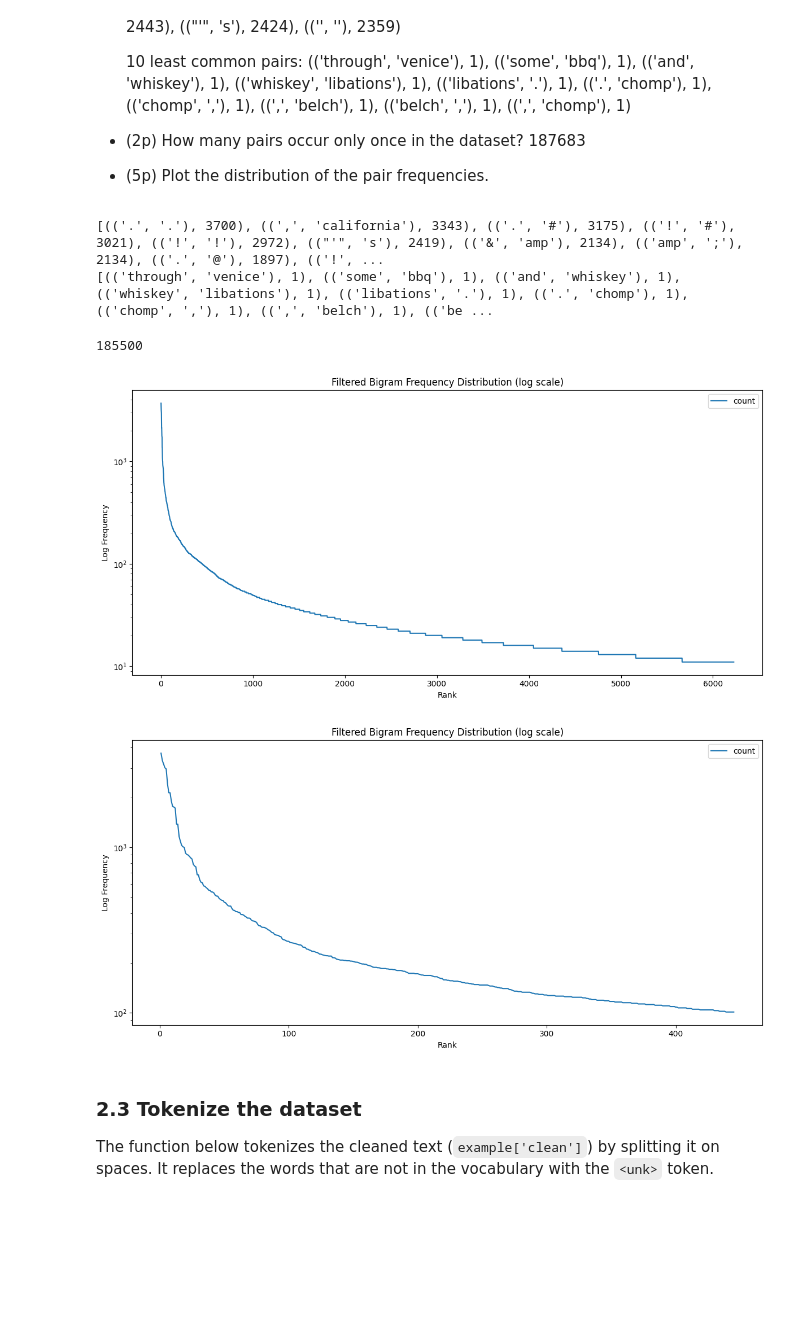
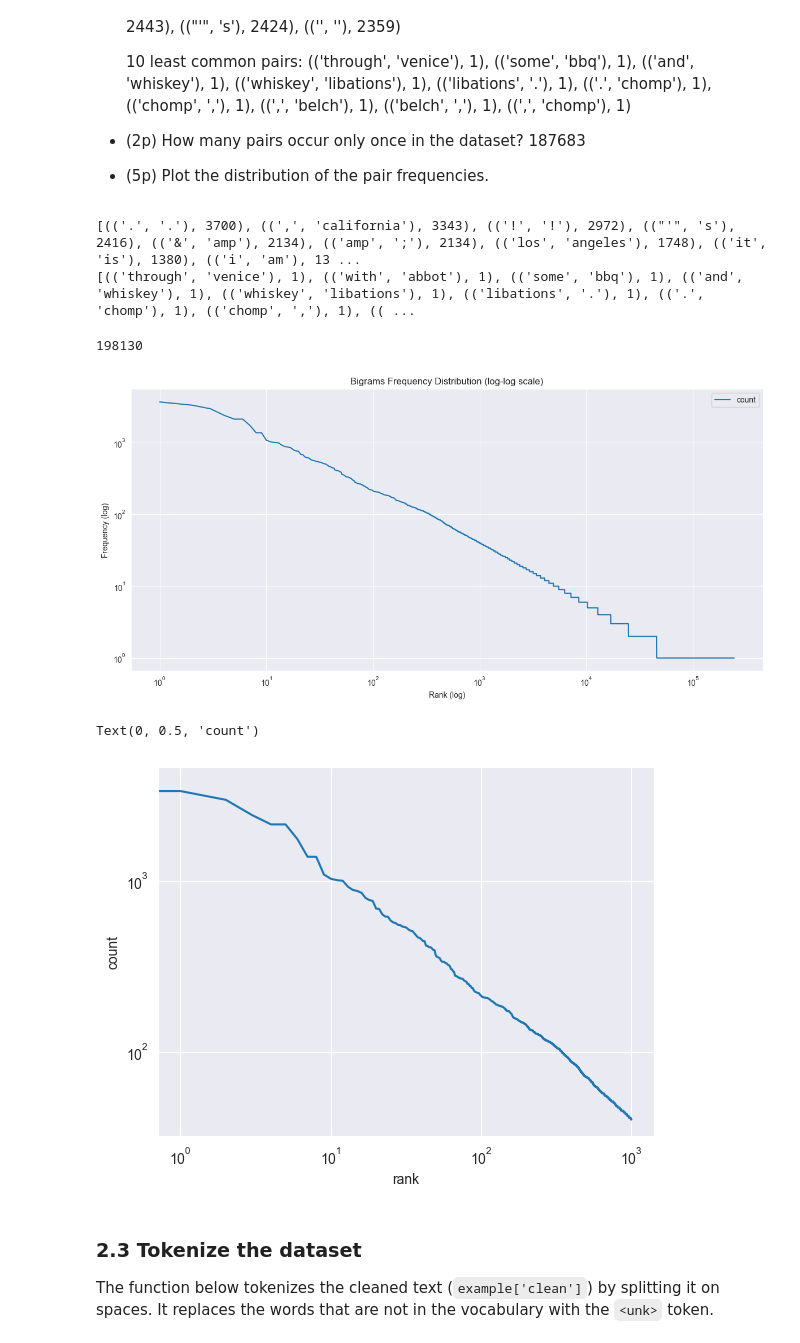
Before and after one commit to MaksiuMilcarz/NLP_Labs, a Jupyter notebook: lab1/lab1_empty_mario.ipynb, the cells around one changed output. Saved outputs shown, nothing was run; the diff lists cells and outputs as text; code cells hidden in the pictures; blank space fills up the shorter version.

````diff
--- a/lab1/lab1_empty_mario.ipynb
+++ b/lab1/lab1_empty_mario.ipynb
@@ -388,11 +388,11 @@ def clean(example):
     text = re.sub(r"shan\'t\b", "shall not", text, flags=re.IGNORECASE)
     text = re.sub(r"\by\'all\b", "you all", text, flags=re.IGNORECASE)
 
-    # Unicode blabla to get rid weird spacing caused by emojis (for granted)
+    # Unicode blabla to get rid weird spacing caused by emojis, s(for granted)
     text = re.sub(r'\ufe0f', '', text)
 
     # 4. removing @user since it is very frequent and not very insightful
-    text = re.sub(r'@\w+', '', text)
+    text = re.sub(r'@user\b|(?<!\w)@|#', '', text, flags=re.IGNORECASE)
 
     # 5. Space out punctuation -required
     text = re.sub(r'([^\w\s])', r' \1 ', text)
@@ -543,41 +543,36 @@ bigram = pairs(tweet_ds['train'])
 print(bigram.most_common(10))
 print(least_common(bigram))
 # %% [output]
-[(('.', '.'), 3700), ((',', 'california'), 3343), (('.', '#'), 3175), (('!', '#'), 3021), (('!', '!'), 2972), (("'", 's'), 2419), (('&', 'amp'), 2134), (('amp', ';'), 2134), (('.', '@'), 1897), (('!', ...
-[(('through', 'venice'), 1), (('some', 'bbq'), 1), (('and', 'whiskey'), 1), (('whiskey', 'libations'), 1), (('libations', '.'), 1), (('.', 'chomp'), 1), (('chomp', ','), 1), ((',', 'belch'), 1), (('be ...
+[(('.', '.'), 3700), ((',', 'california'), 3343), (('!', '!'), 2972), (("'", 's'), 2416), (('&', 'amp'), 2134), (('amp', ';'), 2134), (('los', 'angeles'), 1748), (('it', 'is'), 1380), (('i', 'am'), 13 ...
+[(('through', 'venice'), 1), (('with', 'abbot'), 1), (('some', 'bbq'), 1), (('and', 'whiskey'), 1), (('whiskey', 'libations'), 1), (('libations', '.'), 1), (('.', 'chomp'), 1), (('chomp', ','), 1), (( ...
 # %%
 def rare_pairs(counter):
     return [pair for pair, count in counter.items() if count == 1]
 
 print(len(rare_pairs(bigram)))
 # %% [output]
-185500
+198130
 # %%
 sorted_counts = sorted(bigram.items(), key=lambda x: x[1], reverse=True)
 bigram_df = pd.DataFrame(sorted_counts, columns=['pair', 'count'])
 
-bigram2_df = bigram_df[bigram_df['count'] > 10].copy() # to get rid of the long tail so that the distribution becomes more clear
+bigram2_df = bigram_df.sort_values(by='count', ascending=False).copy()
 bigram2_df['rank'] = range(1, len(bigram2_df) + 1)
 
-bigram2_df.plot(x='rank', y='count', kind='line', figsize=(12, 6), logy=True)
-plt.title("Filtered Bigram Frequency Distribution (log scale)")
-plt.xlabel("Rank")
-plt.ylabel("Log Frequency")
+bigram2_df.plot(x='rank', y='count', kind='line', figsize=(12, 6), logy=True, logx=True)
+plt.title("Bigrams Frequency Distribution (log-log scale)")
+plt.xlabel("Rank (log)")
+plt.ylabel("Frequency (log)")
 plt.tight_layout()
 plt.show()
 
-bigram2_df = bigram_df[bigram_df['count'] > 100].copy() # gets rid of words with fewer then or equal to occurances
-bigram2_df['rank'] = range(1, len(bigram2_df) + 1)
-
-bigram2_df.plot(x='rank', y='count', kind='line', figsize=(12, 6), logy=True)
-plt.title("Filtered Bigram Frequency Distribution (log scale)")
-plt.xlabel("Rank")
-plt.ylabel("Log Frequency")
-plt.tight_layout()
-plt.show()
+plt.loglog([val for word, val in bigram.most_common(1000)])
+plt.xlabel('rank')
+plt.ylabel('count')
 # %% [output]
-[figure, old version]
+[figure, new version]
+Text(0, 0.5, 'count')
-[figure, old version]
+[figure, new version]
 # %% [markdown]
 ### 2.3 Tokenize the dataset
 The function below tokenizes the cleaned text (```example['clean']```) by splitting it on spaces. It replaces the words that are not in the vocabulary with the `<unk>` token.
````
Also changed, not shown: parts of 16 cells of this notebook, 1 other file.
